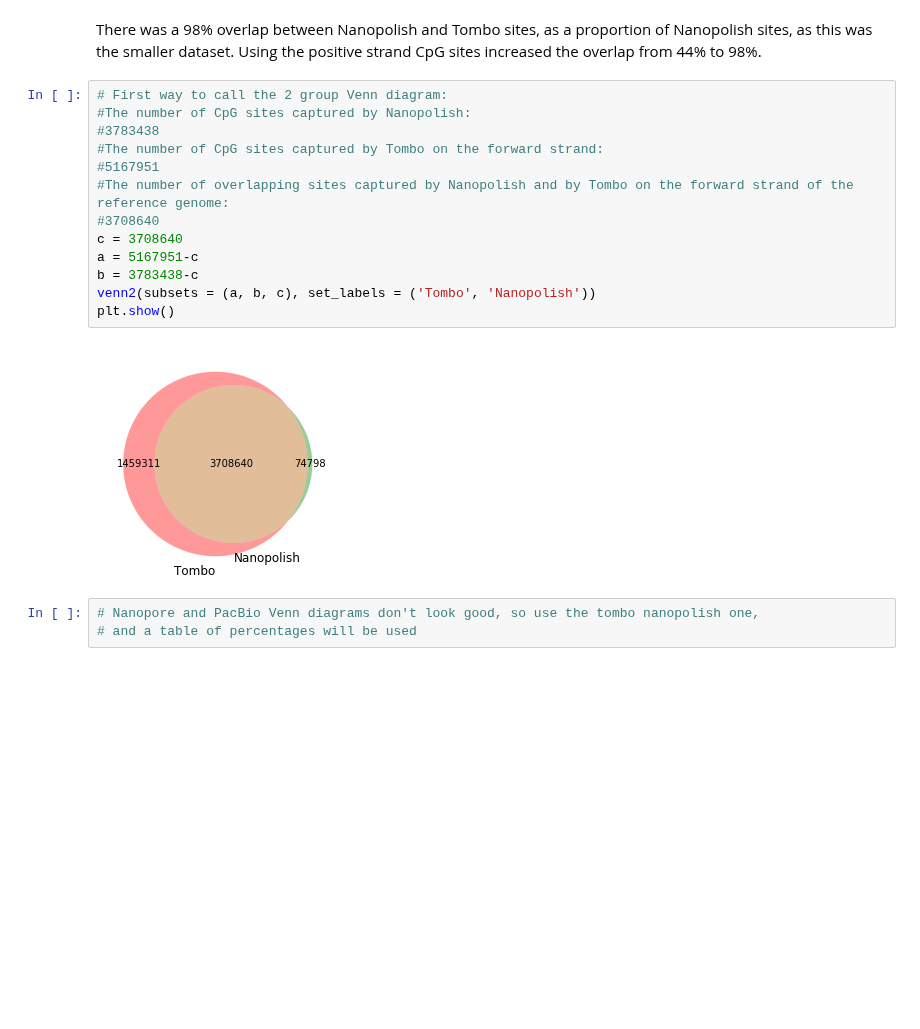
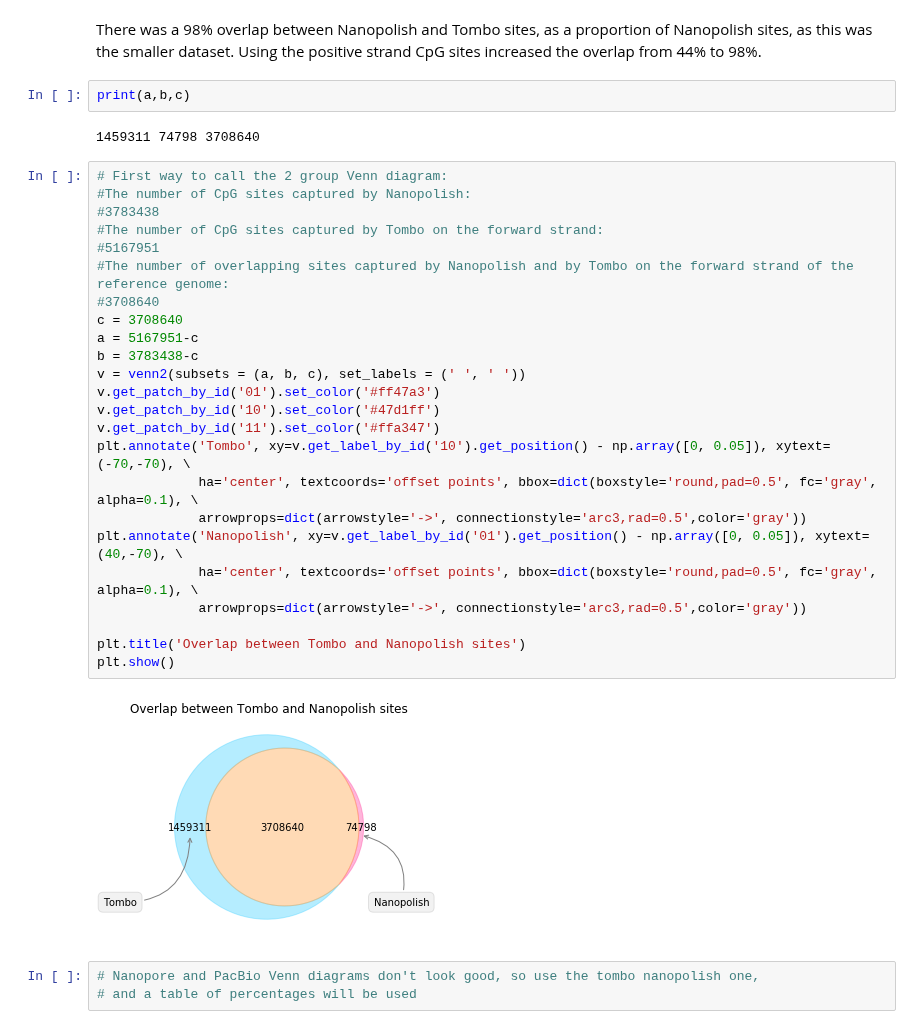
Before and after one commit to BenjaminSchwessinger/Honours_year, a Jupyter notebook: fisher/methylation/BEDtools_analysis.ipynb, the cells around one changed output. Drawn from its saved outputs; the diff is of its cells as text; blank space fills up the shorter version.

```diff
--- a/fisher/methylation/BEDtools_analysis.ipynb
+++ b/fisher/methylation/BEDtools_analysis.ipynb
@@ -471,21 +478,36 @@ Percentage overlap between Nanopolish and Tombo (forward strand) as a proportion
 Percentage overlap between Nanopolish and Tombo (forward strand) as a proportion of Tombo sites: 71.762%
 # %% [markdown]
 There was a 98% overlap between Nanopolish and Tombo sites, as a proportion of Nanopolish sites, as this was the smaller dataset. Using the positive strand CpG sites increased the overlap from 44% to 98%.
+# %%
+print(a,b,c)
+# %% [output]
+1459311 74798 3708640
 # %%
 # First way to call the 2 group Venn diagram:
 #The number of CpG sites captured by Nanopolish:
 #3783438
 #The number of CpG sites captured by Tombo on the forward strand:
 #5167951
 #The number of overlapping sites captured by Nanopolish and by Tombo on the forward strand of the reference genome:
 #3708640
 c = 3708640
 a = 5167951-c
 b = 3783438-c
-venn2(subsets = (a, b, c), set_labels = ('Tombo', 'Nanopolish'))
+v = venn2(subsets = (a, b, c), set_labels = (' ', ' '))
+v.get_patch_by_id('01').set_color('#ff47a3')
+v.get_patch_by_id('10').set_color('#47d1ff')
+v.get_patch_by_id('11').set_color('#ffa347')
+plt.annotate('Tombo', xy=v.get_label_by_id('10').get_position() - np.array([0, 0.05]), xytext=(-70,-70), \
+             ha='center', textcoords='offset points', bbox=dict(boxstyle='round,pad=0.5', fc='gray', alpha=0.1), \
+             arrowprops=dict(arrowstyle='->', connectionstyle='arc3,rad=0.5',color='gray'))
+plt.annotate('Nanopolish', xy=v.get_label_by_id('01').get_position() - np.array([0, 0.05]), xytext=(40,-70), \
+             ha='center', textcoords='offset points', bbox=dict(boxstyle='round,pad=0.5', fc='gray', alpha=0.1), \
+             arrowprops=dict(arrowstyle='->', connectionstyle='arc3,rad=0.5',color='gray'))
+
+plt.title('Overlap between Tombo and Nanopolish sites')
 plt.show()
 # %% [output]
-[figure, old version]
+[figure, new version]
 # %%
 # Nanopore and PacBio Venn diagrams don't look good, so use the tombo nanopolish one,
 # and a table of percentages will be used
```
Also changed, not shown: parts of 97 cells of this notebook.
